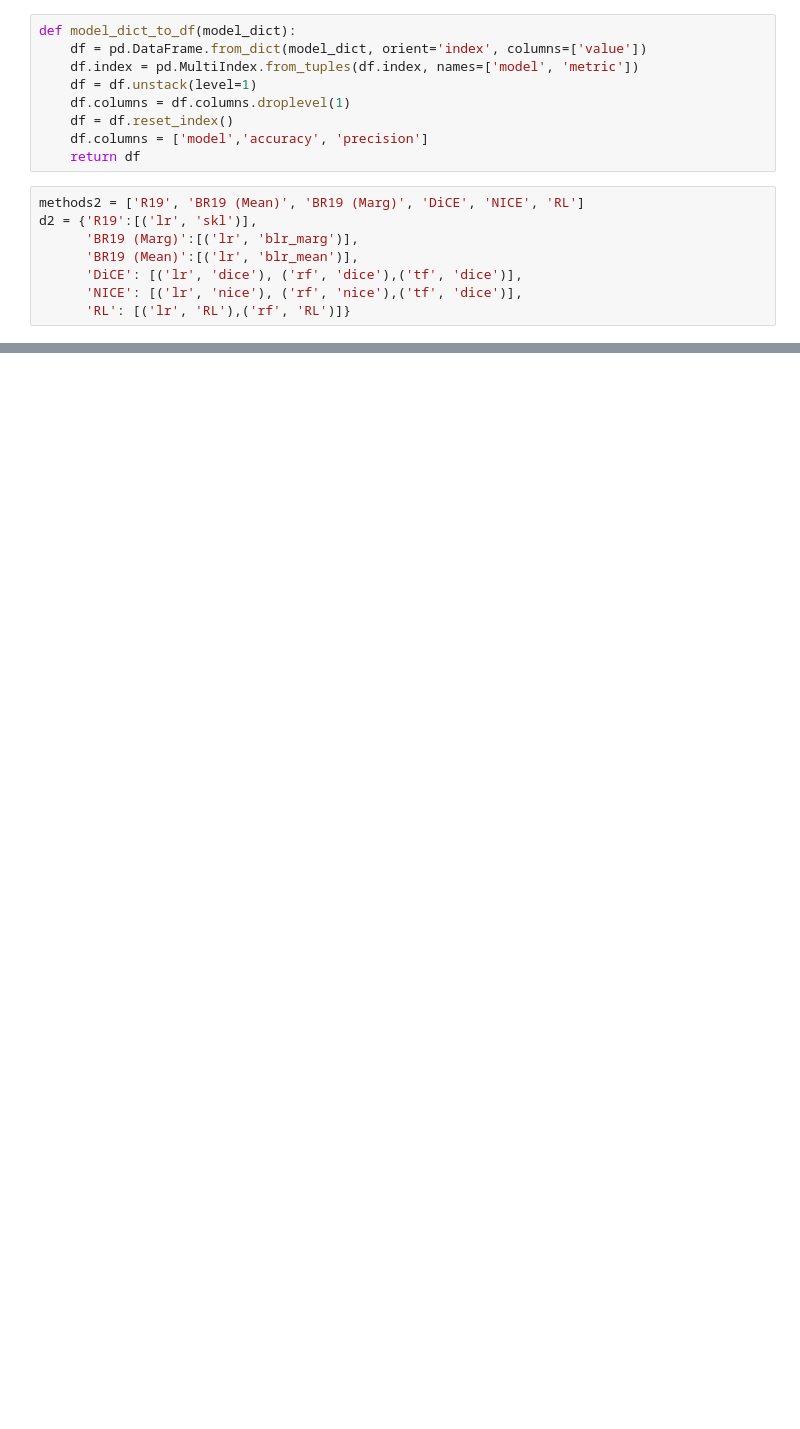
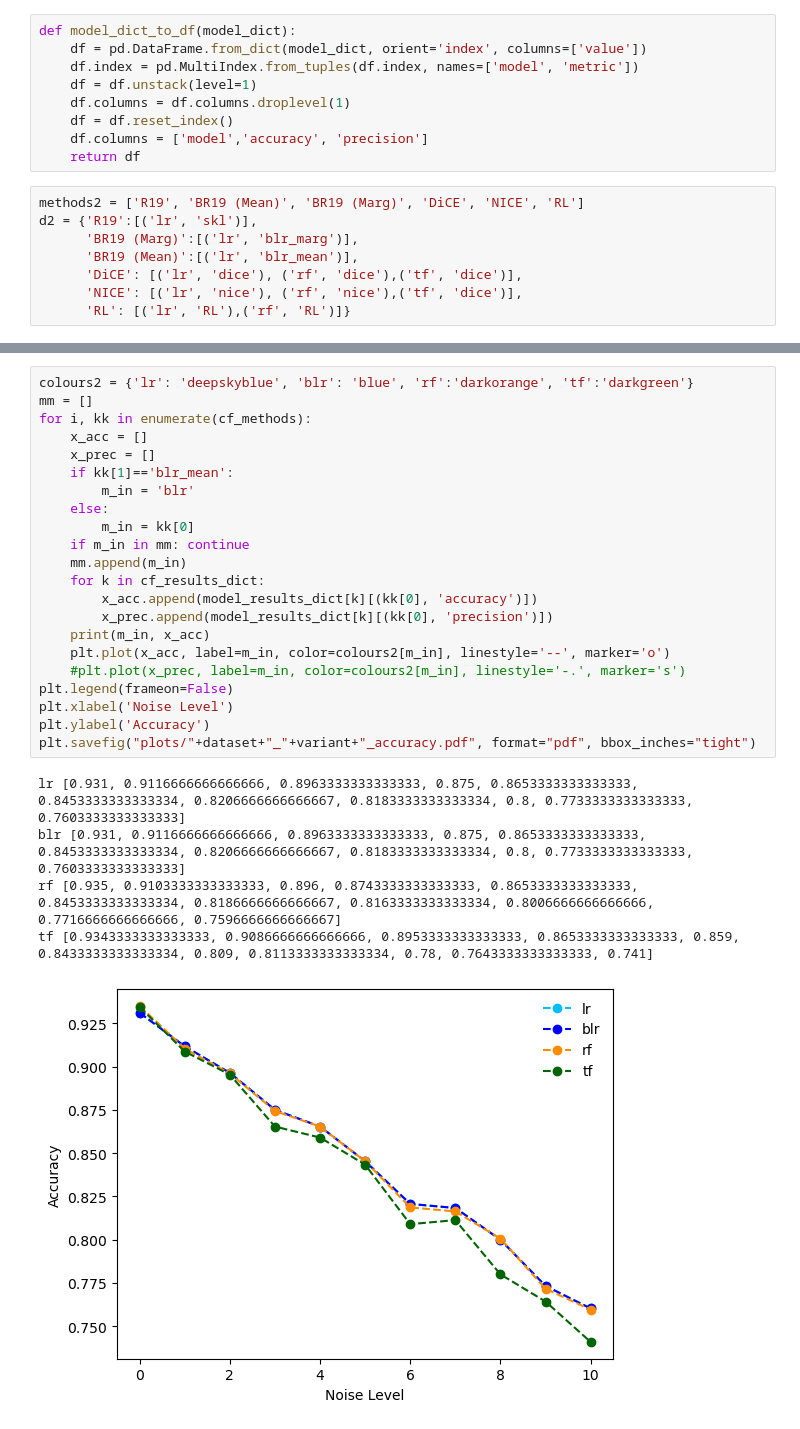
Before and after one commit to leonidaschristodoulou/xai-cfs, a Jupyter notebook: xai_plots.ipynb, the cells around one changed output, grey strips where cells are left out. Drawn from its saved outputs; the diff is of its cells as text; blank space fills up the shorter version.

```diff
--- a/xai_plots.ipynb
+++ b/xai_plots.ipynb
@@ -442,0 +499,28 @@ fig.subplots_adjust(wspace=0, hspace=0)  # Set space between subplots to zero
+# %%
+colours2 = {'lr': 'deepskyblue', 'blr': 'blue', 'rf':'darkorange', 'tf':'darkgreen'}
+mm = []
+for i, kk in enumerate(cf_methods):
+    x_acc = []
+    x_prec = []
+    if kk[1]=='blr_mean':
+        m_in = 'blr'
+    else:
+        m_in = kk[0]
+    if m_in in mm: continue
+    mm.append(m_in)
+    for k in cf_results_dict:
+        x_acc.append(model_results_dict[k][(kk[0], 'accuracy')])
+        x_prec.append(model_results_dict[k][(kk[0], 'precision')])
+    print(m_in, x_acc)
+    plt.plot(x_acc, label=m_in, color=colours2[m_in], linestyle='--', marker='o')
+    #plt.plot(x_prec, label=m_in, color=colours2[m_in], linestyle='-.', marker='s')
+plt.legend(frameon=False)
+plt.xlabel('Noise Level')
+plt.ylabel('Accuracy')
+plt.savefig("plots/"+dataset+"_"+variant+"_accuracy.pdf", format="pdf", bbox_inches="tight")
+# %% [output]
+lr [0.931, 0.9116666666666666, 0.8963333333333333, 0.875, 0.8653333333333333, 0.8453333333333334, 0.8206666666666667, 0.8183333333333334, 0.8, 0.7733333333333333, 0.7603333333333333]
+blr [0.931, 0.9116666666666666, 0.8963333333333333, 0.875, 0.8653333333333333, 0.8453333333333334, 0.8206666666666667, 0.8183333333333334, 0.8, 0.7733333333333333, 0.7603333333333333]
+rf [0.935, 0.9103333333333333, 0.896, 0.8743333333333333, 0.8653333333333333, 0.8453333333333334, 0.8186666666666667, 0.8163333333333334, 0.8006666666666666, 0.7716666666666666, 0.7596666666666667]
+tf [0.9343333333333333, 0.9086666666666666, 0.8953333333333333, 0.8653333333333333, 0.859, 0.8433333333333334, 0.809, 0.8113333333333334, 0.78, 0.7643333333333333, 0.741]
+[figure, added]
```
Also changed, not shown: parts of 20 cells of this notebook, 4 other files.
